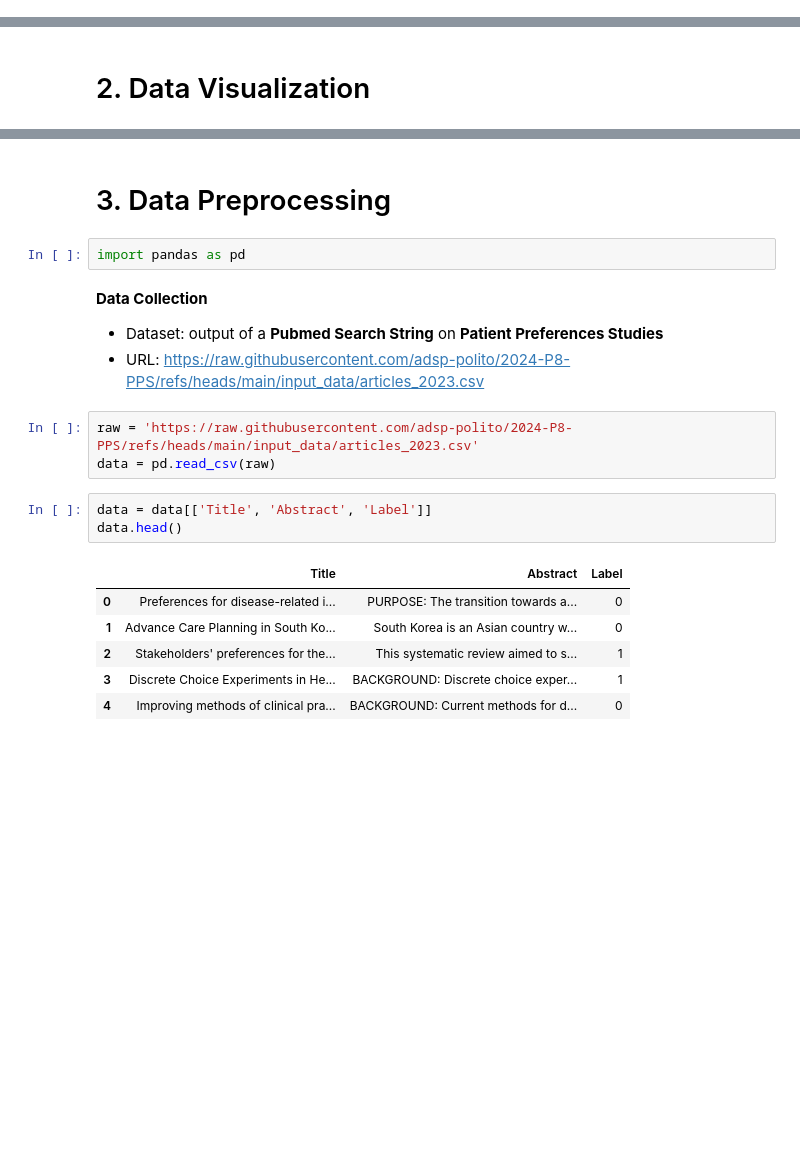
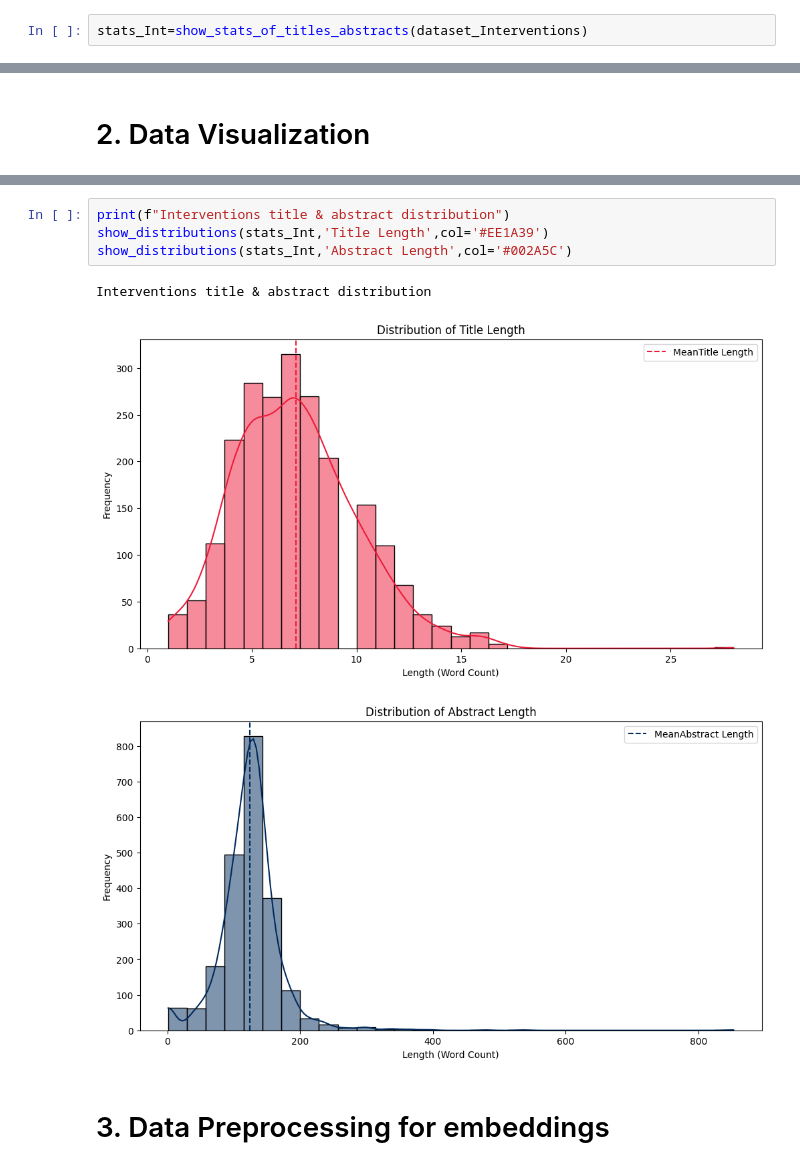
Before and after one commit to Cesar85Hol/papers-class-NLP, a Jupyter notebook: MLD classifiers.ipynb, the cells around one changed output, grey strips where cells are left out. Cells and saved outputs as stored; diff of their text form; blank space fills up the shorter version.

```diff
--- a/MLD classifiers.ipynb
+++ b/MLD classifiers.ipynb
@@ -120,0 +55,2 @@ Name: count, dtype: int64
+# %%
+stats_Int=show_stats_of_titles_abstracts(dataset_Interventions)
@@ -238,21 +102,10 @@ plt.show()
+# %%
+print(f"Interventions title & abstract distribution")
+show_distributions(stats_Int,'Title Length',col='#EE1A39')
+show_distributions(stats_Int,'Abstract Length',col='#002A5C')
+# %% [output]
+Interventions title & abstract distribution
+[figure, added]
+[figure, added]
 # %% [markdown]
-# 3. Data Preprocessing
+# 3. Data Preprocessing for embeddings
-# %%
-import pandas as pd
-# %% [markdown]
-**Data Collection**
-* Dataset: output of a **Pubmed Search String** on **Patient Preferences Studies**
-* URL: https://raw.githubusercontent.com/adsp-polito/2024-P8-PPS/refs/heads/main/input_data/articles_2023.csv
-# %%
-raw = 'https://raw.githubusercontent.com/adsp-polito/2024-P8-PPS/refs/heads/main/input_data/articles_2023.csv'
-data = pd.read_csv(raw)
-# %%
-data = data[['Title', 'Abstract', 'Label']]
-data.head()
-# %% [output]
-|  | Title | Abstract | Label |
-| 0 | Preferences for disease-related i... | PURPOSE: The transition towards a... | 0 |
-| 1 | Advance Care Planning in South Ko... | South Korea is an Asian country w... | 0 |
-| 2 | Stakeholders' preferences for the... | This systematic review aimed to s... | 1 |
-| 3 | Discrete Choice Experiments in He... | BACKGROUND: Discrete choice exper... | 1 |
-| 4 | Improving methods of clinical pra... | BACKGROUND: Current methods for d... | 0 |
```
Also changed, not shown: parts of 42 cells of this notebook.
